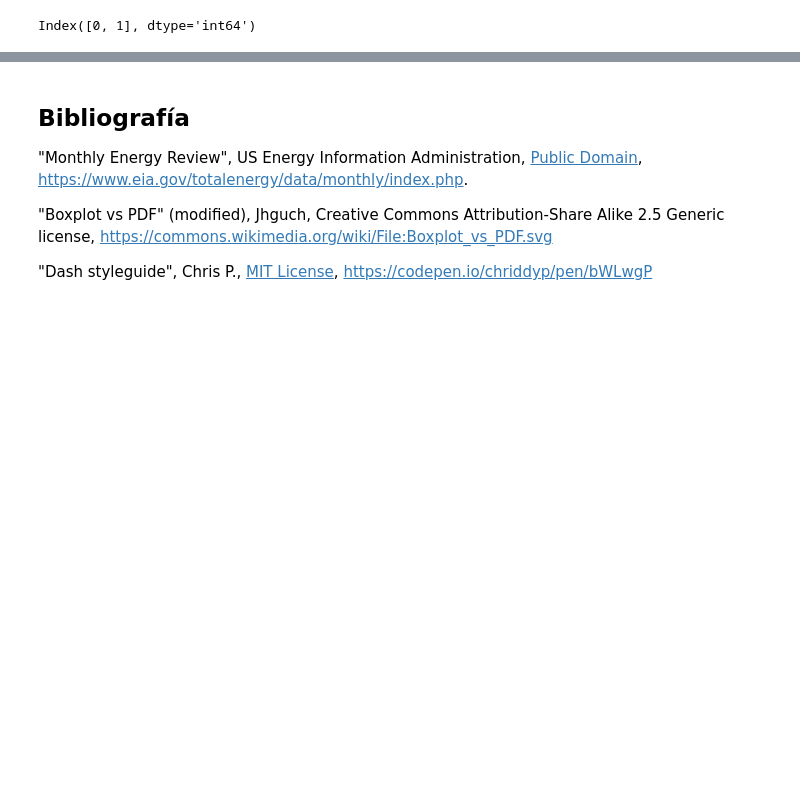
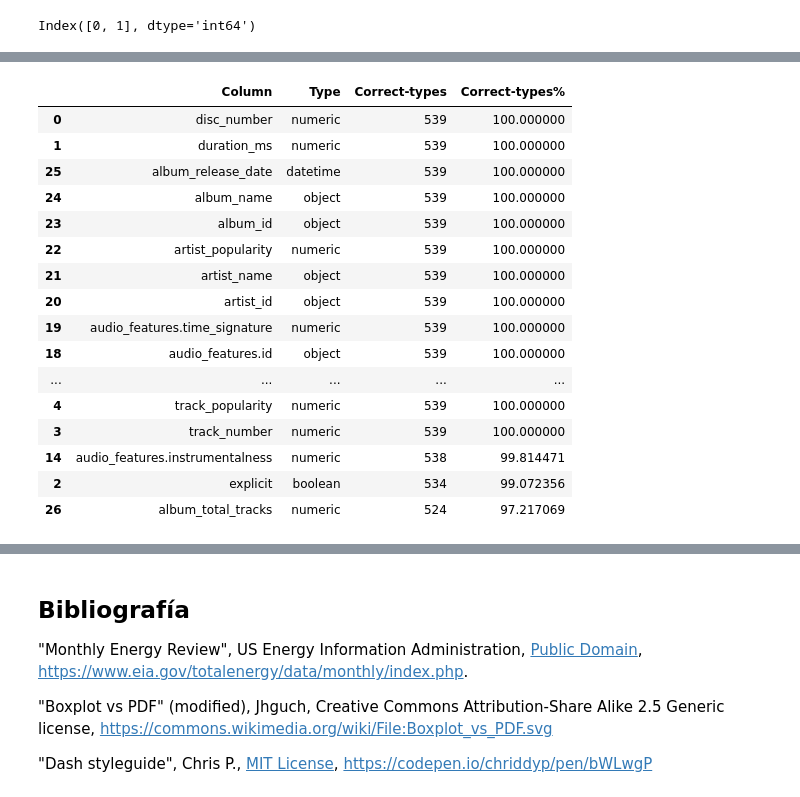
Before and after one commit to jhsilvaz13/Technical-test-R5, a Jupyter notebook: case.QA.taylor.spotify.api.report.validity.ipynb, the cells around one changed output, grey strips where cells are left out. Saved outputs shown, nothing was run; the diff lists cells and outputs as text; code cells hidden in the pictures; blank space fills up the shorter version.

```diff
--- a/case.QA.taylor.spotify.api.report.validity.ipynb
+++ b/case.QA.taylor.spotify.api.report.validity.ipynb
@@ -598,0 +640,20 @@ Index([0, 1], dtype='int64')
+# %%
+df_types
+# %% [output]
+|  | Column | Type | Correct-types | Correct-types% |
+| 0 | disc_number | numeric | 539 | 100.000000 |
+| 1 | duration_ms | numeric | 539 | 100.000000 |
+| 25 | album_release_date | datetime | 539 | 100.000000 |
+| 24 | album_name | object | 539 | 100.000000 |
+| 23 | album_id | object | 539 | 100.000000 |
+| 22 | artist_popularity | numeric | 539 | 100.000000 |
+| 21 | artist_name | object | 539 | 100.000000 |
+| 20 | artist_id | object | 539 | 100.000000 |
+| 19 | audio_features.time_signature | numeric | 539 | 100.000000 |
+| 18 | audio_features.id | object | 539 | 100.000000 |
+| ... | ... | ... | ... | ... |
+| 4 | track_popularity | numeric | 539 | 100.000000 |
+| 3 | track_number | numeric | 539 | 100.000000 |
+| 14 | audio_features.instrumentalness | numeric | 538 | 99.814471 |
+| 2 | explicit | boolean | 534 | 99.072356 |
+| 26 | album_total_tracks | numeric | 524 | 97.217069 |
```
Also changed, not shown: parts of 9 cells of this notebook, 4 other files.
